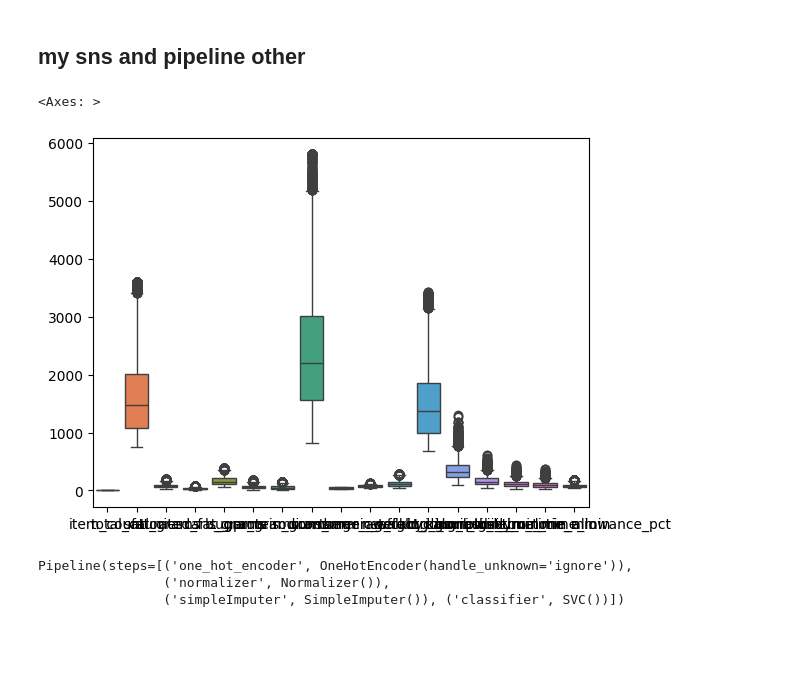
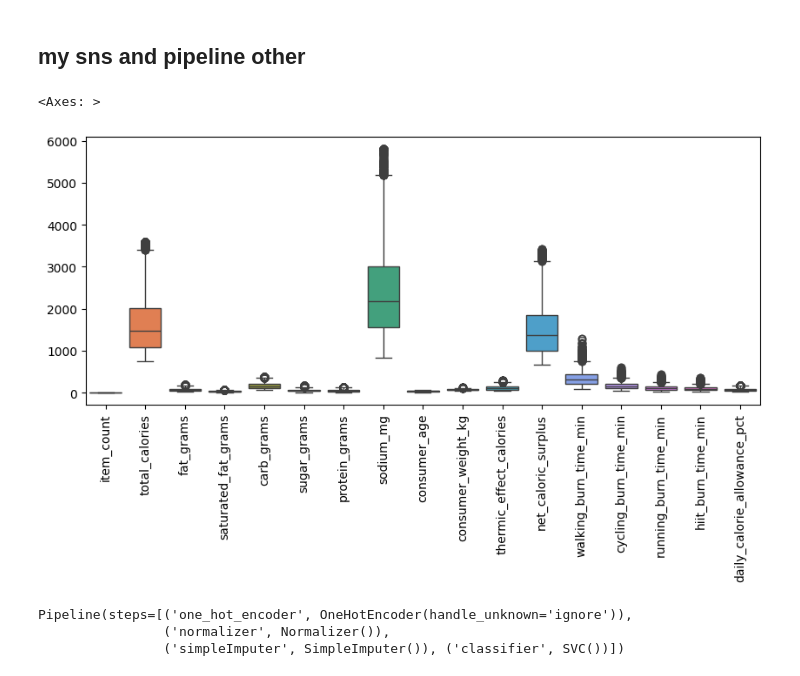
Before and after one commit to fernandyan/MyGoogleColab, a Jupyter notebook: fernand_flask2.ipynb, the cells around one changed output. Saved outputs shown, nothing was run; the diff lists cells and outputs as text; code cells hidden in the pictures; blank space fills up the shorter version.

```diff
--- a/fernand_flask2.ipynb
+++ b/fernand_flask2.ipynb
@@ -239,11 +239,13 @@ np.float64(0.999375)
 ## my sns and pipeline other
 # %%
 #sns.pairplot(X.sample(100))
-# %%
-sns.boxplot(X)
-# %% [output]
-<Axes: >
-[figure, removed]
+# %%
+plt.figure(figsize=(10, 4))
+plt.xticks(rotation='vertical')  # ou rotation=90
+sns.boxplot(X)
+# %% [output]
+<Axes: >
+[figure, added]
 # %%
 #sns.heatmap(X.corr(), annot=True, cmap="crest")
 # %%
```
Also changed, not shown: parts of 6 cells of this notebook.
